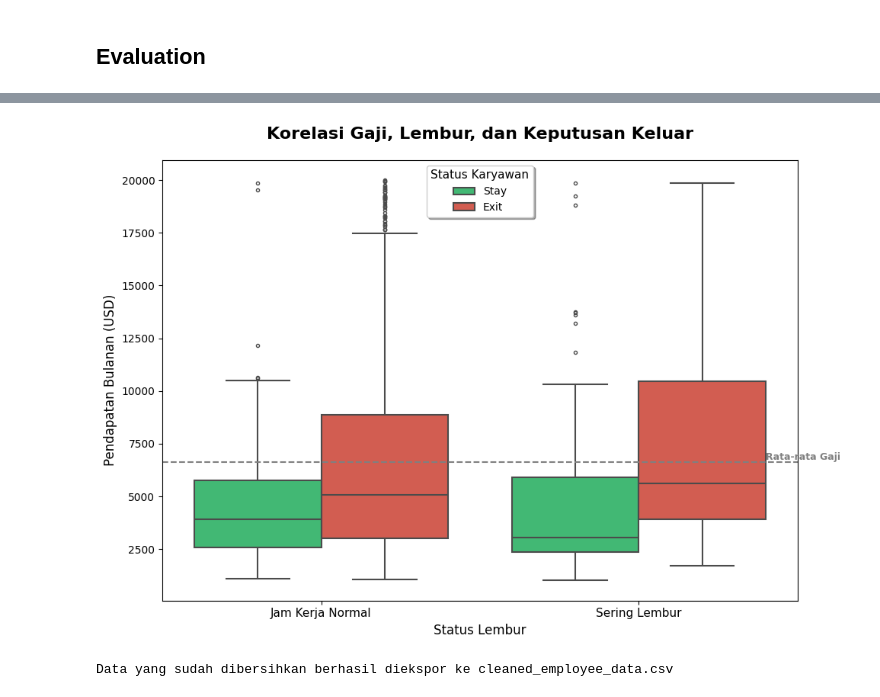
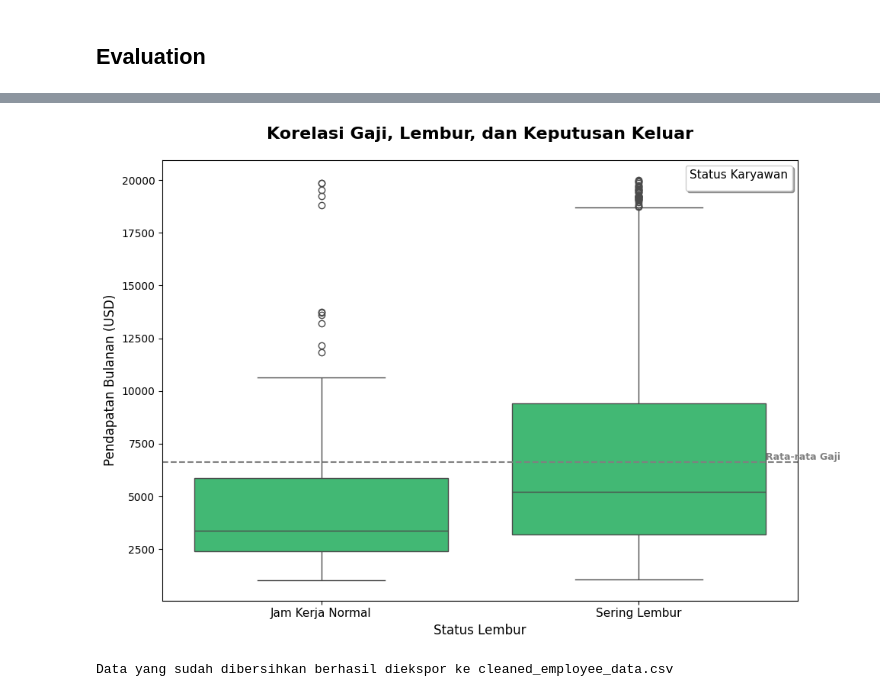
Before and after one commit to Fayshal697/Dicoding_Menyelesaikan-Permasalahan-HR_fayshalkaran97, a Jupyter notebook: notebook.ipynb, the cells around one changed output, grey strips where cells are left out. Saved outputs shown, nothing was run; the diff lists cells and outputs as text; code cells hidden in the pictures.

```diff
--- a/notebook.ipynb
+++ b/notebook.ipynb
@@ -116,19 +128,11 @@ df_clean = df_clean.dropna(subset=['Attrition'])
+# %%
+# Buat kolom numerik dari label string (untuk kebutuhan agregasi & ML)
+df_clean['OverTime'] = df_clean['OverTime'].map({
+    'Yes': 1,
+    'No': 0
+})
 # %%
-import pandas as pd
-
-# Check if the 'Attrition' column contains numerical values (0 or 1) before casting to int
-# This prevents an error if the column has already been converted to strings ('Stay', 'Resign')
-if pd.api.types.is_numeric_dtype(df_clean['Attrition']):
-    df_clean['Attrition'] = df_clean['Attrition'].astype(int)
-
-# Mengubah nilai pada kolom Attrition menjadi label string
-attrition_map = {0: 'Stay', 1: 'Resign'}
-# Apply mapping only if the column currently contains integer values (0 or 1)
-# This also prevents re-mapping if it's already strings and ensures the dictionary keys match.
-if pd.api.types.is_integer_dtype(df_clean['Attrition']):
-    df_clean['Attrition'] = df_clean['Attrition'].map(attrition_map)
-
-# mengubah nilai pada kolom JobSatisfaction dan WorkLifeBalance menjadi label string
+# mengubah nilai pada kolom JobSatisfaction, WorkLifeBalance, dan PerformanceRating menjadi label string
 # Berdasarkan statistik deskriptif, nilai maksimal adalah 4, sehingga pemetaan untuk 5 tidak diperlukan.
 satisfaction_map = {1: 'low', 2: 'medium', 3: 'high', 4: 'very high'}
 # Apply mapping only if the column currently contains numerical values (int/float)
@@ -136,7 +140,16 @@ if pd.api.types.is_numeric_dtype(df_clean['JobSatisfaction']):
     df_clean['JobSatisfaction'] = df_clean['JobSatisfaction'].map(satisfaction_map)
 if pd.api.types.is_numeric_dtype(df_clean['WorkLifeBalance']):
     df_clean['WorkLifeBalance'] = df_clean['WorkLifeBalance'].map(satisfaction_map)
+if pd.api.types.is_numeric_dtype(df_clean['PerformanceRating']):
+    df_clean['PerformanceRating'] = df_clean['PerformanceRating'].map(satisfaction_map)
 # %%
 # encoding kolom kategori lainnya (BusinessTravel, Department, dll)
 # saya pakai simple mapping atau label encoding untuk efisiensi
-df_clean['OverTime'] = df_clean['OverTime'].apply(lambda x: 1 if x == 'Yes' else 0)
+# df_clean['OverTime'] = df_clean['OverTime'].apply(lambda x: 1 if x == 'Yes' else 0) # Baris ini redundan dan akan dihapus
+# %%
+# Create a new column 'OverTime_Label' with 'Yes'/'No' labels
+df_clean['OverTime_Label'] = df_clean['OverTime'].map({1: 'Yes', 0: 'No'})
+
+# Display the DataFrame head with the new columns
+print("DataFrame with new 'Attrition_Label' and 'OverTime_Label' columns:")
+display(df_clean[['Age', 'OverTime', 'OverTime_Label', 'Attrition', 'Attrition_Label']].head())
@@ -344,46 +479,39 @@ colors = ['#2ecc71', '#e74c3c'] # Hijau Emerald & Merah Alizarin
 sns.set_palette(sns.color_palette(colors))
 
 # 2. Membuat Boxplot
-ax = sns.boxplot(
-    data=df_clean,
-    x='OverTime',
-    y='MonthlyIncome',
-    hue='Attrition',
-    linewidth=1.5,
-    fliersize=3 # Ukuran outlier diperkecil agar tidak mengganggu
-)
+ax = sns.boxplot(data=df_clean, x='Attrition_Label', y='MonthlyIncome')
 
 # 3. Merapikan Judul dan Label agar Profesional
 plt.title('Korelasi Gaji, Lembur, dan Keputusan Keluar', fontsize=16, fontweight='bold', pad=20)
 plt.xlabel('Status Lembur', fontsize=12)
 plt.ylabel('Pendapatan Bulanan (USD)', fontsize=12)
 
 # 4. Mengubah Label X agar lebih Jelas
 plt.xticks(ticks=[0, 1], labels=['Jam Kerja Normal', 'Sering Lembur'], fontsize=11)
 
 # 5. Merapikan Legend (Mengubah 0 & 1 menjadi teks naratif)
 # Ini menghilangkan keambiguan bagi pimpinan yang awam data
 handles, _ = ax.get_legend_handles_labels()
 ax.legend(
     handles,
     ['Stay', 'Exit'],
     title='Status Karyawan',
     fontsize=10,
     title_fontsize=11,
     frameon=True,
     shadow=True
 )
 
 # 6. Menambahkan Garis Rata-rata Gaji Perusahaan (Opsional, tapi Sangat Informatif bagi C-Level)
 # Ini memberikan konteks: "Gaji mereka di bawah rata-rata perusahaan?"
 avg_income = df_clean['MonthlyIncome'].mean()
 plt.axhline(avg_income, color='gray', linestyle='--', linewidth=1.5, label='Rata-rata Gaji Perusahaan')
 plt.text(1.4, avg_income+100, 'Rata-rata Gaji', color='gray', fontsize=9, fontweight='bold')
 
 plt.tight_layout()
 plt.show()
 # %% [output]
-[figure, old version]
+[figure, new version]
 # %%
 # eksport cleaned data ke csv
 df_clean.to_csv('cleaned_employee_data.csv', index=False)
```
Also changed, not shown: parts of 17 cells of this notebook.
